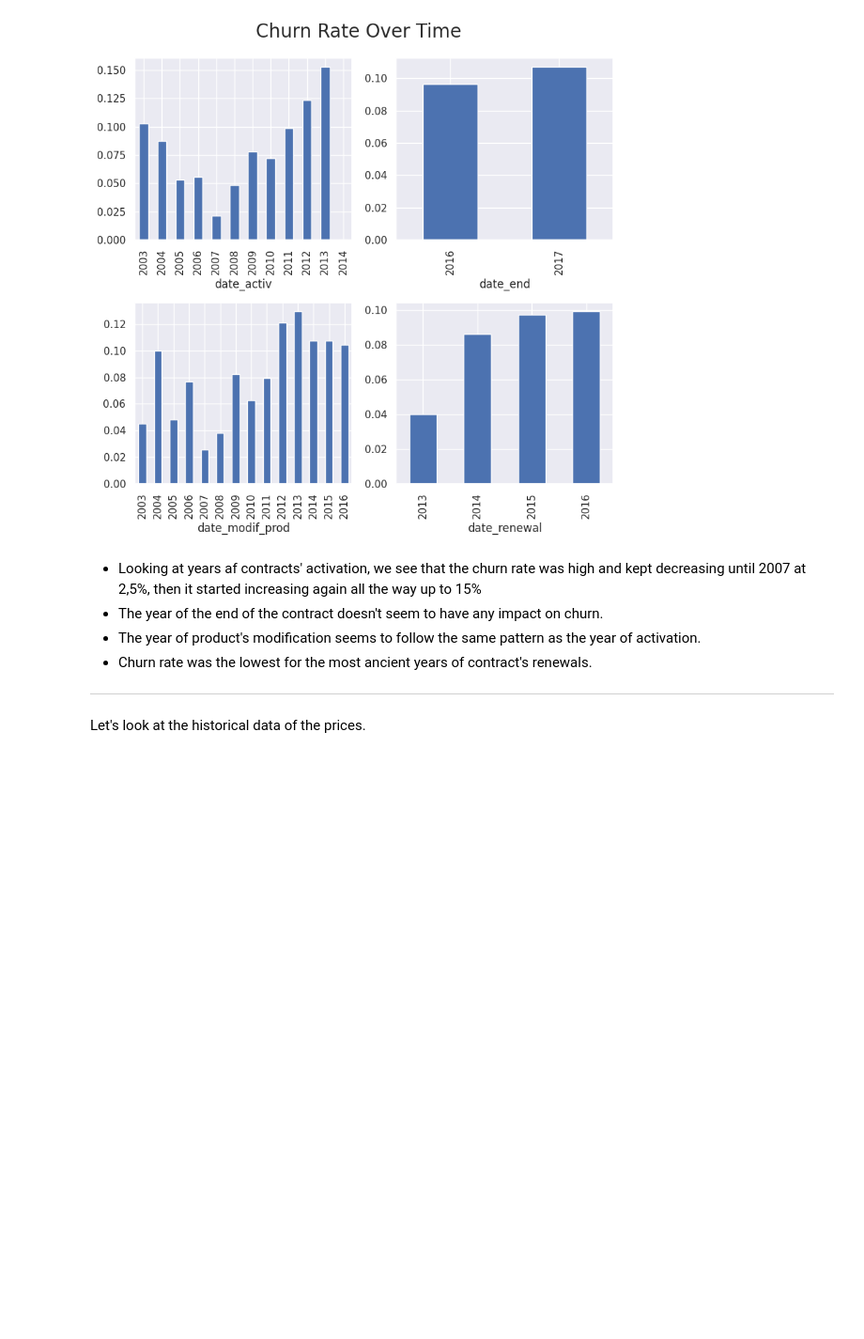
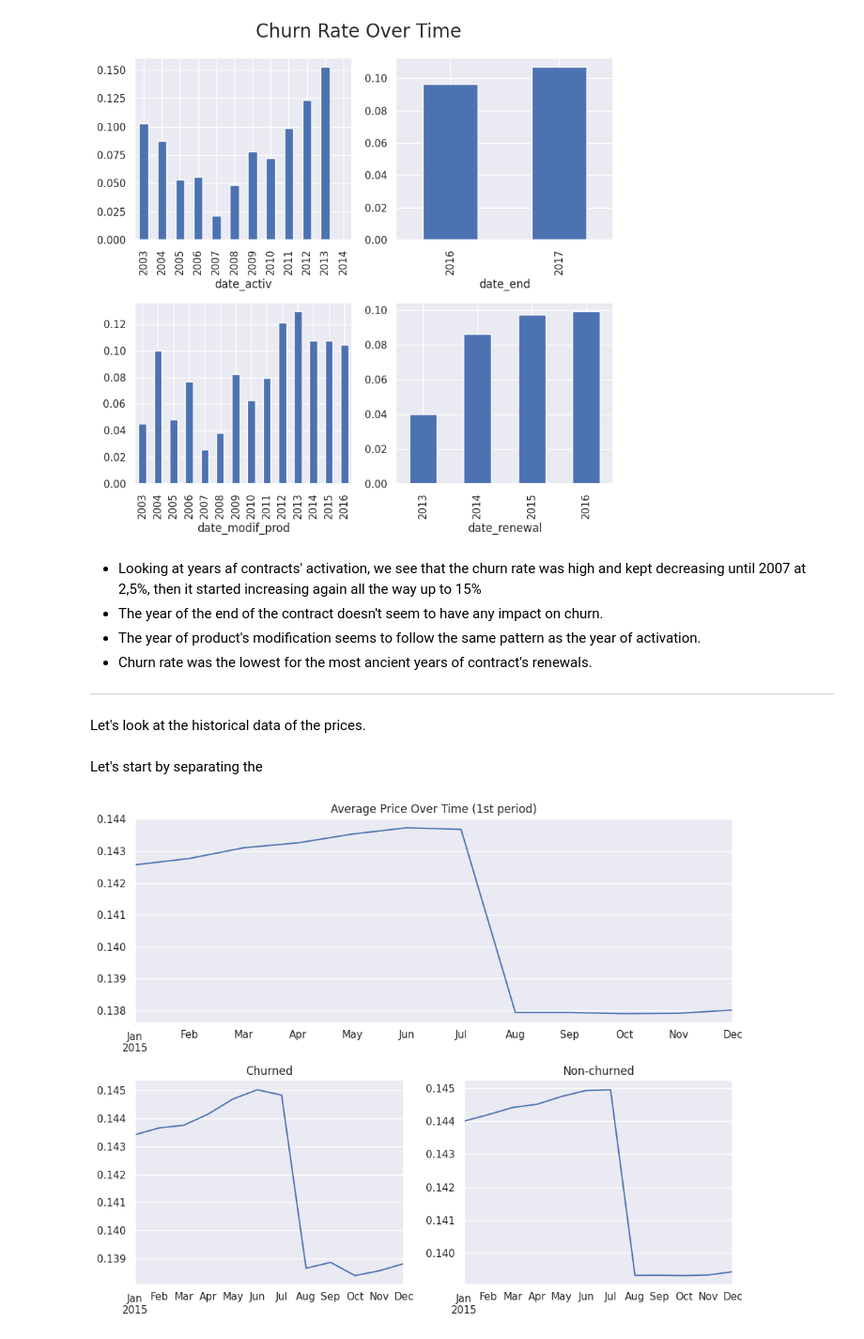
Before and after one commit to mnijadi/energy-company-customer-churn, a Jupyter notebook: notebooks/eda.ipynb, the cells around one changed output. Shown at 94% size. Saved outputs shown, nothing was run; the diff lists cells and outputs as text; code cells hidden in the pictures; blank space fills up the shorter version.

Commit message:
Explore the evolution of energy's price

```diff
--- a/notebooks/eda.ipynb
+++ b/notebooks/eda.ipynb
@@ -633,3 +634,39 @@ plt.show()
 ---
 
 Let's look at the historical data of the prices.
+# %%
+# convert date columns to datetime
+price_df['price_date'] = pd.to_datetime(price_df['price_date'], format='%Y-%m-%d')
+# %% [markdown]
+Let's start by separating the
+# %%
+churned_clients = client_df.loc[client_df['churn']==1, 'id'].unique()
+non_churned_clients = client_df.loc[client_df['churn']==0, 'id'].unique()
+# %%
+churn_price_df = price_df.loc[price_df['id'].isin(churned_clients)]
+non_churn_price_df = price_df.loc[price_df['id'].isin(non_churned_clients)]
+# %%
+def plot_price_over_time(col, period, figname):
+    fig = plt.figure(figsize=(10,8))
+    gs = GridSpec(2, 2, figure=fig)
+
+    ax1 = fig.add_subplot(gs[0, :])
+    ax2 = fig.add_subplot(gs[1, 0])
+    ax3 = fig.add_subplot(gs[1, 1])
+
+    price_df.groupby('price_date')[col].mean().plot(ax=ax1, xlabel='')
+    ax1.set_title(f'Average Price Over Time ({period} period)')
+
+    churn_price_df.groupby('price_date')[col].mean().plot(label='Churned', ax=ax2, xlabel='')
+    ax2.set_title('Churned')
+
+    non_churn_price_df.groupby('price_date')[col].mean().plot(label='Non-churned', ax=ax3, xlabel='')
+    ax3.set_title('Non-churned')
+
+    plt.tight_layout()
+    plt.savefig(f'../figures/{figname}.png')
+    plt.show()
+# %%
+plot_price_over_time('price_off_peak_var', '1st', 'price_1st_period_over_time')
+# %% [output]
+[figure, added]
```
Also changed, not shown: parts of 6 cells of this notebook, 3 other files.
